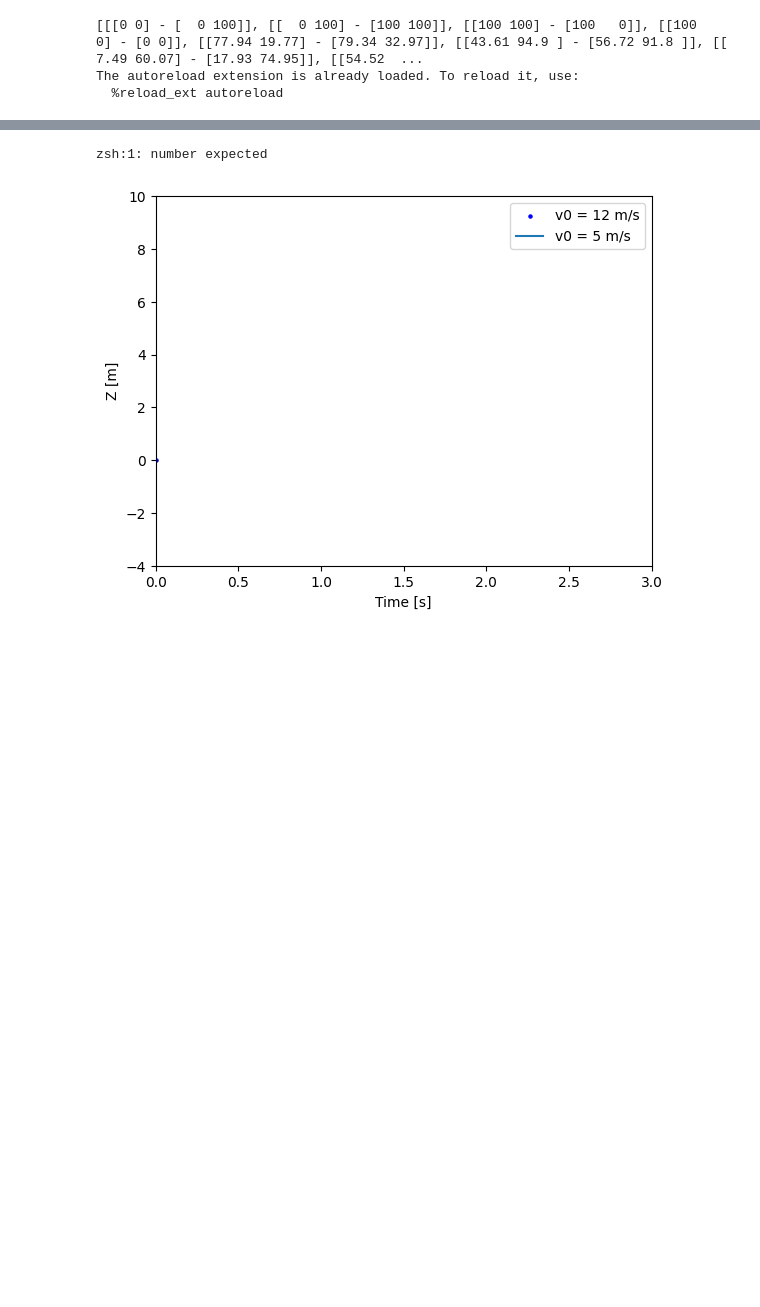
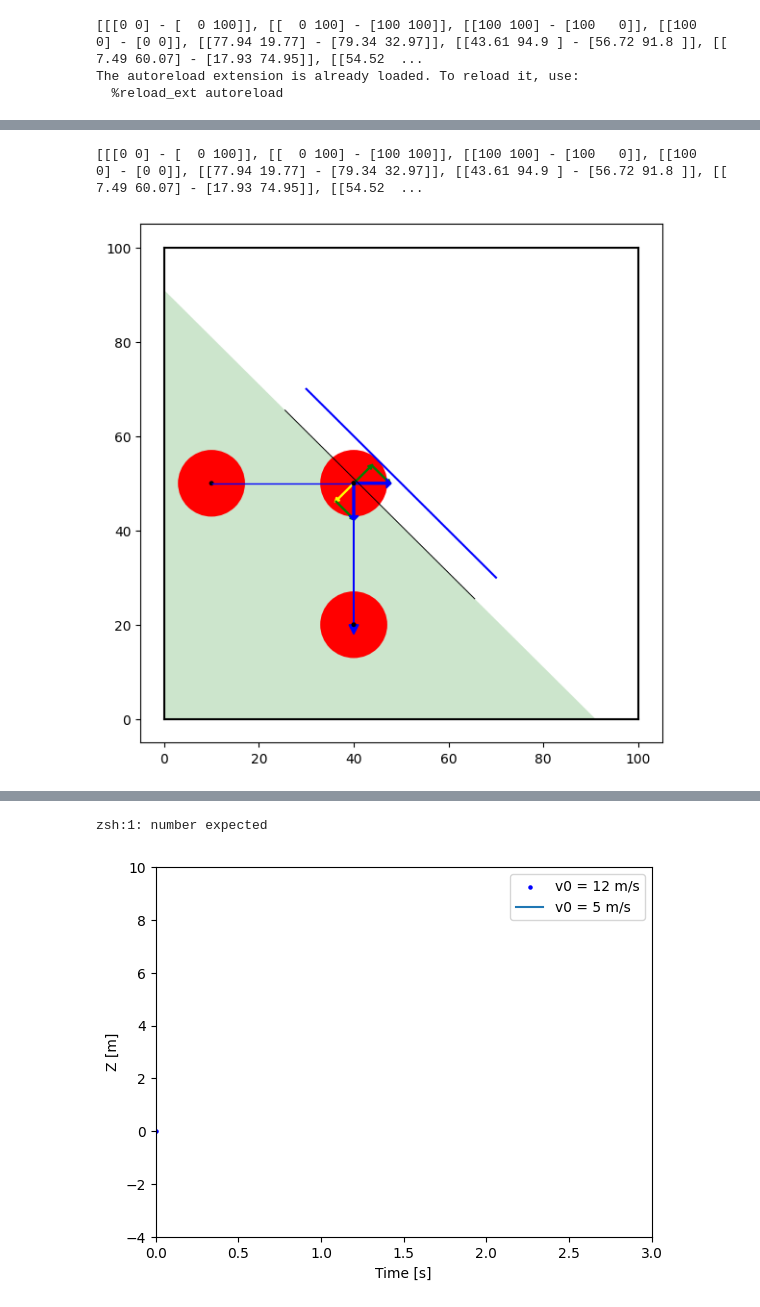
Before and after one commit to Akulyat/golfRL-project, a Jupyter notebook: sanbox.ipynb, the cells around one changed output, grey strips where cells are left out. Drawn from its saved outputs; the diff is of its cells as text; code cells hidden in the pictures; blank space fills up the shorter version.

```diff
--- a/sanbox.ipynb
+++ b/sanbox.ipynb
@@ -29,0 +57,80 @@ gf.plot()
+# %%
+gf = GolfField(4)
+
+gf.obstacles = gf.obstacles[:4]
+gf.obstacles.append(Line((30, 70), (70, 30)))
+gf.gameball = Ball(Point(35, 35), gf.gameball_R)
+gf.hole = Ball(Point(90, 90), gf.hole_R)
+
+gf.reset()
+
+
+fig, ax = plt.subplots(figsize=(7, 7))
+for obstacle in gf.obstacles:
+    if obstacle.len() == 100:
+        ax.plot([obstacle.p1.x, obstacle.p2.x], [obstacle.p1.y, obstacle.p2.y], color='k')
+    else:
+        ax.plot([obstacle.p1.x, obstacle.p2.x], [obstacle.p1.y, obstacle.p2.y], color='b')
+
+for i in range(1, len(gf.track)):
+    print(gf.track[i - 1], gf.track[i])
+    (ball1, col1), (ball2, col2) = gf.track[i - 1], gf.track[i]
+    ax.plot([ball1.center.x, ball2.center.x], [ball1.center.y, ball2.center.y], color=sns.color_palette()[col2 % 10], )
+
+
+sh = 5
+shs = sh - 0.5
+R = sh * np.sqrt(2)
+
+ax.fill([0, 100 - 2 * shs, 0], [0, 0, 100 - 2 * shs], 'g', alpha=0.2)
+
+
+gf.gameball = Ball(Point(40, 20), R)
+gameball1 = patches.Circle(gf.gameball.center.p, R, edgecolor='none', facecolor='red')
+gameball2 = patches.Circle(gf.gameball.center.p, 0.5, edgecolor='none', facecolor='black')
+ax.add_patch(gameball1)
+ax.add_patch(gameball2)
+
+gf.gameball = Ball(Point(40, 50), R)
+gameball1 = patches.Circle(gf.gameball.center.p, R, edgecolor='none', facecolor='red')
+gameball2 = patches.Circle(gf.gameball.center.p, 0.5, edgecolor='none', facecolor='black')
+ax.add_patch(gameball1)
+ax.add_patch(gameball2)
+
+gf.gameball = Ball(Point(10, 50), R)
+gameball1 = patches.Circle(gf.gameball.center.p, R, edgecolor='none', facecolor='red')
+gameball2 = patches.Circle(gf.gameball.center.p, 0.5, edgecolor='none', facecolor='black')
+ax.add_patch(gameball1)
+ax.add_patch(gameball2)
+
+# plt.plot([10, 40, 40], [50, 50, 20])
+
+ax.arrow(10, 50, 30, 0, color='blue', width=0.05, head_width=0, head_length=0)
+ax.arrow(40, 50, 0, -30, color='blue', width=0.05, head_width=2, head_length=2)
+
+ax.arrow(40, 50, 3.3, 3.3, color='green', width=0.2, head_width=1, head_length=1)
+ax.arrow(43.8, 53.8, 3.3, -3.3, color='green', width=0.2, head_width=1, head_length=1)
+ax.arrow(40, 50, 6.9, 0, color='blue', width=0.4, head_width=2, head_length=1)
+
+ax.arrow(40, 50, -3.3, -3.3, color='yellow', width=0.2, head_width=1, head_length=1)
+ax.arrow(36.2, 46.2, 3.3, -3.3, color='green', width=0.2, head_width=1, head_length=1)
+ax.arrow(40, 50, 0, -6.9, color='blue', width=0.4, head_width=2, head_length=1)
+
+
+gf.gameball = Ball(Point(40, 20), R)
+gameball2 = patches.Circle(gf.gameball.center.p, 0.5, edgecolor='none', facecolor='black')
+ax.add_patch(gameball2)
+
+gf.gameball = Ball(Point(40, 50), R)
+gameball2 = patches.Circle(gf.gameball.center.p, 0.5, edgecolor='none', facecolor='black')
+ax.add_patch(gameball2)
+
+
+
+
+for obstacle in gf.obstacles:
+    if obstacle.len() < 99:
+        ax.plot([obstacle.p1.x - shs, obstacle.p2.x - shs], [obstacle.p1.y - shs, obstacle.p2.y - shs], color='black', linewidth=0.7)
+# %% [output]
+[[[0 0] - [  0 100]], [[  0 100] - [100 100]], [[100 100] - [100   0]], [[100   0] - [0 0]], [[77.94 19.77] - [79.34 32.97]], [[43.61 94.9 ] - [56.72 91.8 ]], [[ 7.49 60.07] - [17.93 74.95]], [[54.52  ...
+[figure, added]
```
Also changed, not shown: parts of 8 cells of this notebook, 7 other files.
